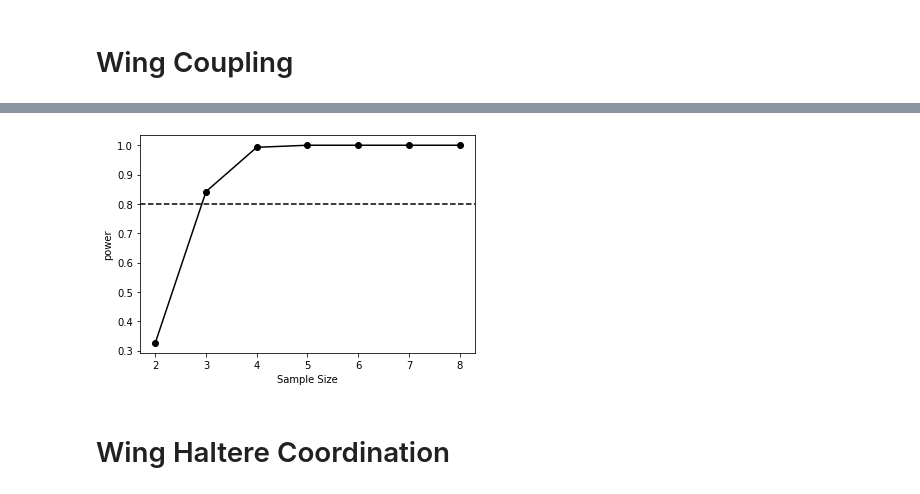
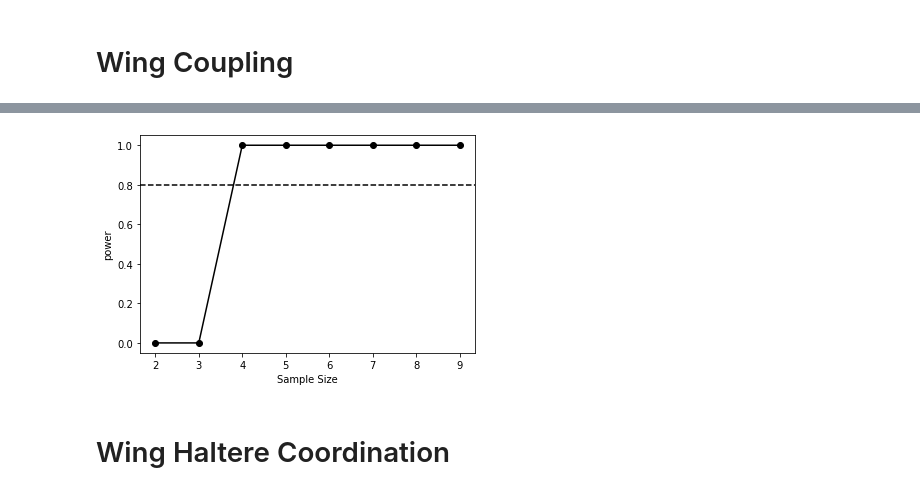
Before and after one commit to TanviDeora/Coupled_dual_oscillators_DeoraSaneSane, a Jupyter notebook: sampleSizeEstimation.ipynb, the cells around one changed output, grey strips where cells are left out. Saved outputs shown, nothing was run; the diff lists cells and outputs as text; code cells hidden in the pictures.

```diff
--- a/sampleSizeEstimation.ipynb
+++ b/sampleSizeEstimation.ipynb
@@ -131,5 +206,5 @@ plt.savefig(r"./SampleSizeAndStats\HaltereLoading-PowerAnalysis.png")
 # %%
-direc = r"../Submission 2/Data to be uploaded to Dryad/AsymWingsSlitSc_Figure2/"
-files = glob.glob(direc + '*/*fft.mat', recursive = True)
-files
+direc = r"./dataFolder/Submission 3/Final Submission/Data to be uploaded to Dryad/Figure2/"
+Sc = pd.read_csv(direc + 'maxDiffDF.csv')
+Sc
 # %% [output]
@@ -287,0 +223,3 @@ for ss in range(2,9):
+# %%
+ctrl = Sc.loc[Sc.treatment == 'Slit', 'IntactWingHz']
+trt = Sc.loc[Sc.treatment == 'Slit', 'ClippedWingHz']
@@ -287,0 +241,5 @@ for ss in range(2,9):
+# %%
+# get my estimated sample size
+controlWing = (np.mean(ctrl), np.std(ctrl))
+clippedWing = (np.mean(trt), np.std(trt))
+controlWing, clippedWing
@@ -288,12 +268,13 @@ for ss in range(2,9):
+# %%
+power = runPower(clippedWing, controlWing, 2, 10)
 # %%
-plt.plot(range(2,9), power, marker = 'o', color = 'k')
+plt.plot(range(2,10), power, marker = 'o', color = 'k')
 plt.axhline(y = 0.8, linestyle = '--', color = 'k')
-
 plt.ylabel("power")
 plt.xlabel('Sample Size')
-plt.savefig(r"./SampleSizeAndStats/WingCoordination-PowerAnalysis.png")
+plt.savefig(output_fig + "Sc-PowerAnalysis.png")
 # %% [output]
-[figure, old version]
+[figure, new version]
 # %% [markdown]
 # Wing Haltere Coordination
 # %%
```
Also changed, not shown: parts of 61 cells of this notebook, 1 other file.
